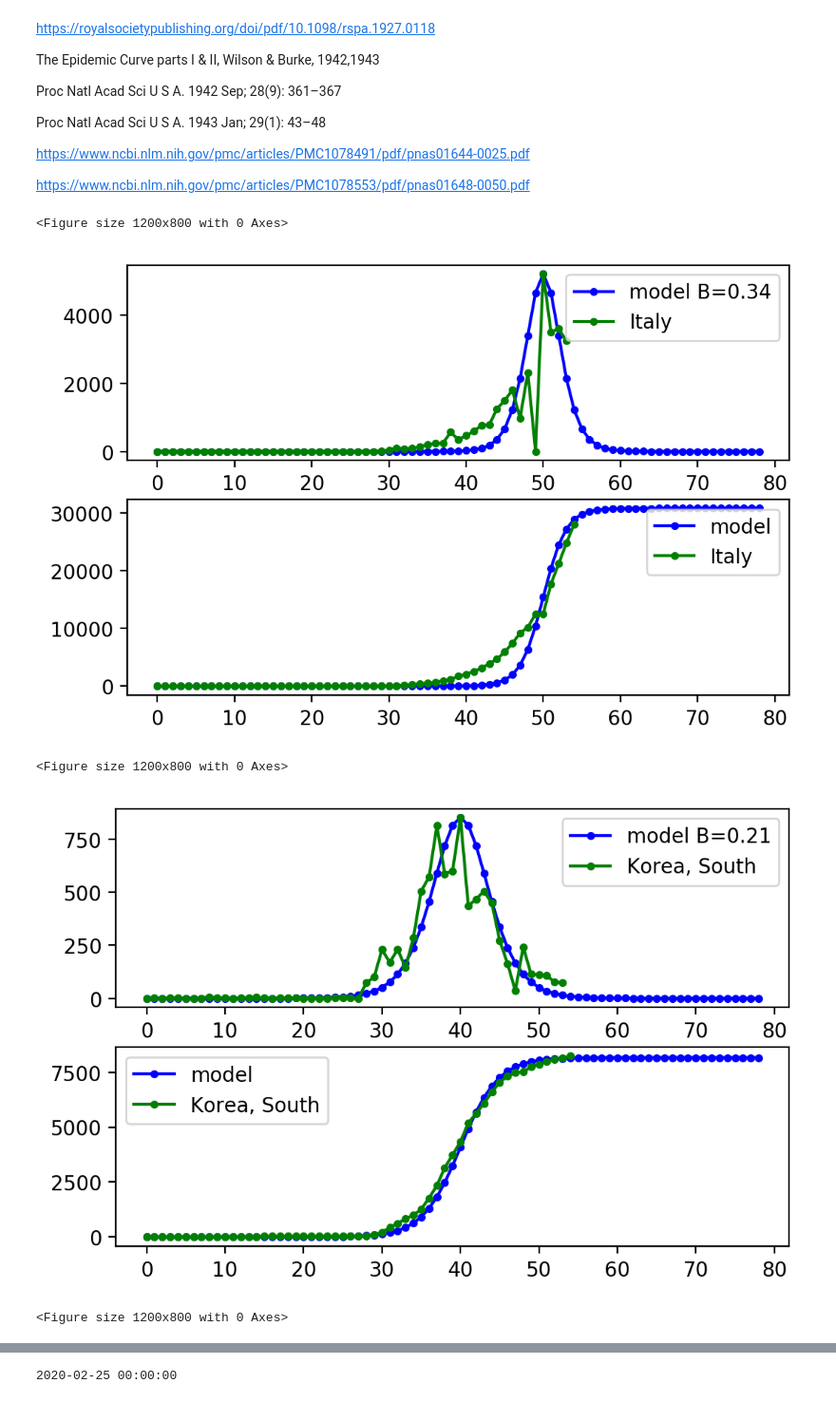
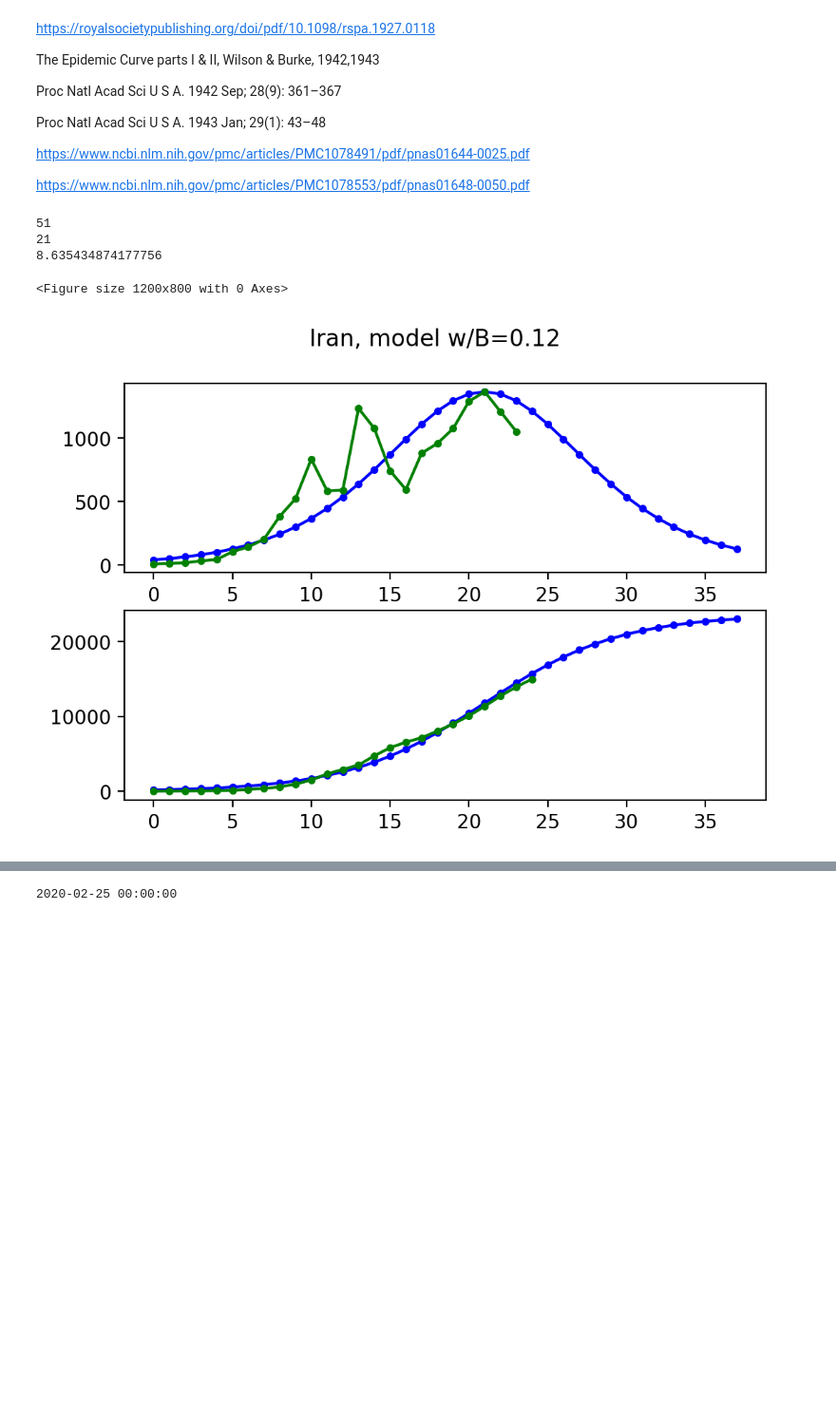
Before and after one commit to raysalem/sars-cov-19, a Jupyter notebook: cov-19.ipynb, the cells around one changed output, grey strips where cells are left out. Shown at 95% size. Cells and saved outputs as stored; diff of their text form; code cells hidden in the pictures; blank space fills up the shorter version.

```diff
--- a/cov-19.ipynb
+++ b/cov-19.ipynb
@@ -384,60 +391,53 @@ https://www.ncbi.nlm.nih.gov/pmc/articles/PMC1078553/pdf/pnas01648-0050.pdf
 # %%
 # place a model on all countries with high counts
 
-#filtV = "US"
-#filtV = "Italy"
-#filtV = "China"
-#for ctr in countries.keys():
-    #only get filtered country or group, from countries dict
-    #if any([v == ctr for v in filtV ]): continue
-
-#g = data[data.loc[(slice(None),slice(None),slice(None),"NA"),dt]>1000]
-#print(g)
-#print(ctr)
-ctrs= ["Italy","Korea, South","ChinaAll","USAll","Japan","Europe"]
-for ctr in ctrs:
+for ctr in ["Iran"]:#countriesFocused:
     plt.figure()
     # get daily change, drop first value, '0'
     v = data.loc[ctr].sum().diff().values[1:]
     y = data.loc[ctr].sum().values
 
     #A/C are derived,
     A=max(v)
     C=np.argmax(v)
     # this is width variable, smaller means slower groth (this is a guss)
     # first run wiht a good set then adjust to target (for example run with south kora)
     def model(t,A,C,B):
         return A/B * ( np.tanh( B * (t-C)) + 1 )
     f = lambda t,B: model(t, A, C,B)
     t = np.arange(0,sp.size(y))
     params, params_covariance = optimize.curve_fit(f, t, y,
                                                p0=[.2])
 
     B=params[0]
 
-
+    #number of samples to plot is inversely releated to B
+    M = 21#int(1./B * 7)
 
     # must be in days
     N=sp.size(v)
-    t = np.arange(0,N+25)
+    t = np.arange(0,N+14)
     yh = A/B * ( np.tanh( B * (t-C)) + 1 )
 
     vh = A/(np.cosh( B * (t-C))**2)
     fig, ax = plt.subplots(2,1,)
-    ax[0].plot(vh,label="model B=%.2f" % B)
-    ax[0].plot(v,label=ctr)
-    ax[0].legend()
+    label="%s, model w/B=%.2f" % (ctr,B)
+    ax[0].plot(vh[C-M:C+M])
+    ax[0].plot(v[C-M:C+M])
+    fig.suptitle(label)
+    ax[1].grid()
+    ax[1].plot(yh[C-M:C+M])
+
+    ax[1].plot(y[C-M:C+M])
 
     ax[1].grid()
-    ax[1].plot(yh,label="model")
 
-    ax[1].plot(y,label=ctr)
-
-    ax[1].grid()
-    ax[1].legend()
+print(C)
+print(M)
+print(1./B)
 # %% [output]
-<Figure size 1200x800 with 0 Axes>
+51
+21
+8.635434874177756
+<Figure size 1200x800 with 0 Axes>
-[figure, old version]
+[figure, new version]
-<Figure size 1200x800 with 0 Axes>
-[figure, removed]
-<Figure size 1200x800 with 0 Axes>
```
Also changed, not shown: parts of 3 cells of this notebook.
